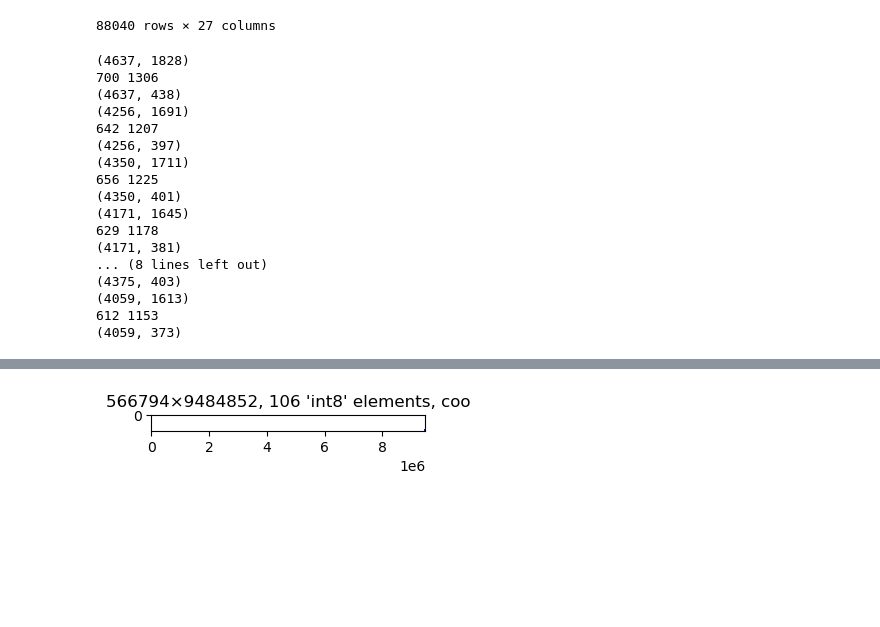
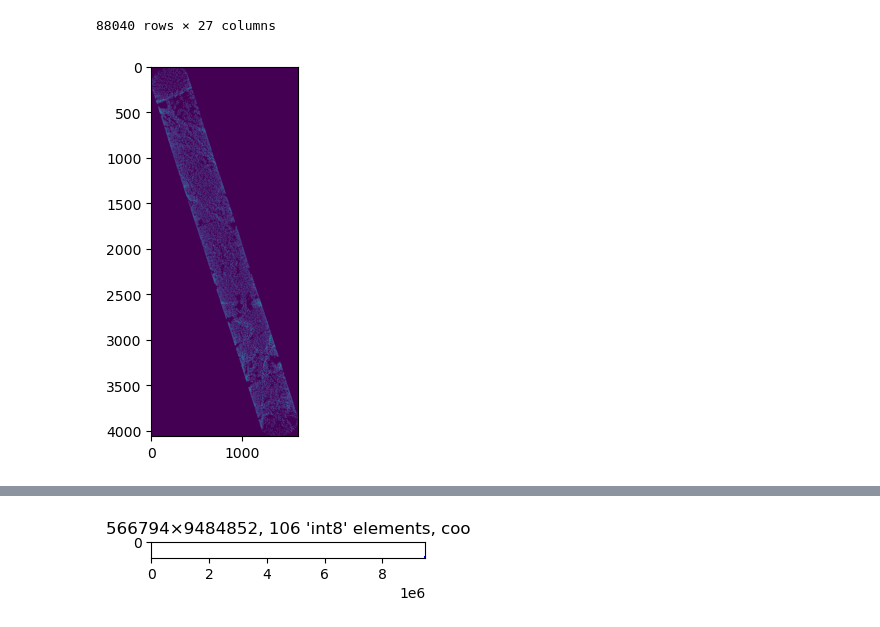
Before and after one commit to rkique/icesat2-align, a Jupyter notebook: make_image/ATL_Chirop_image.ipynb, the cells around one changed output, grey strips where cells are left out. Saved outputs shown, nothing was run; the diff lists cells and outputs as text; code cells hidden in the pictures; blank space fills up the shorter version.

Commit message:
image and chiroptera shift crop, and image matcher initial

```diff
--- a/make_image/ATL_Chirop_image.ipynb
+++ b/make_image/ATL_Chirop_image.ipynb
@@ -172,70 +172,45 @@ df.to_pickle('..')
 # %%
 #CREATE IMAGE FROM CHIROPTERA DATAFRAME
 #Assuming there is a folder at "data/100 1B" with 100th subsamples
 import matplotlib.pyplot as plt
 from PIL import Image
 from scipy import ndimage
+import skimage as skimage
 import pandas as pd
 import numpy as np
+import cv2
+
 for b1 in range(0, 32, 4):
     b2 = b1 + 4
     df= pd.read_pickle(f'../data/100 1B/{b1}m-{b2}m.pkl')
     df['ice'] = 0
     #TODO: change to graduated levels
-    df.loc[df['z'] > 0.2, 'ice'] = 1
+    max_z = np.max(df['z']) #np.percentile(df['z'], 99)
+    min_z = np.min(df['z'])
+    df['h'] = (((df['z'] - min_z) * 255 / (max_z - min_z))).astype(np.int16)
     df['0x'] = (df['x'] - min(df['x'])).astype(np.int16)
     df['0y'] = (df['y'] - min(df['y'])).astype(np.int16)
     width = df['0x'].max() + 1
     height = df['0y'].max() + 1
     # Create an empty 2D array for the image
-    image = np.zeros((height, width))
+    image = np.zeros((height, width)).astype(np.int16)
     # Fill the image array with grayscale values from the DataFrame
     #TODO: make the outputs more contrastive
     for index, row in df.iterrows():
         x = int(row['0x'])
         y = int(row['0y'])
-        ice = row['ice']
-        image[y, x] = ice
-        # saving to disk
-        # inverse transform: rot(17.9)
-        #attempting to find leftmost and rightmost
-            # local_left = row_size
-            # local_right = 0
-            # for col in range(0, leftmost):
-            #     if rot_image[row][col] > 0.1:
-            #         if local_left == row_size:
-            #             local_left = col
-            # for col in range(rightmost, row_size):
-            #     if rot_image[row][col] > 0.1:
-            #         local_right = col
-
-            # if leftmost > local_left:
-            #     leftmost = local_left
-            # if rightmost < local_right:
-            #     rightmost = local_right
-
-    image *= 255
+        try:
+            image[y:y+5, x:x+5] = row['h']
+        except:
+            image[y, x] = row['h']
+    # kernel = np.ones((3,3),np.float32) * INTENSITY
+    # image = cv2.filter2D(image, -1, kernel)
+    plt.imshow(image)
     im3 = Image.fromarray(image)
     im3 = im3.convert("L")
-    im3.save(f"...")
+    im3.save(f"chirop_jpg/dense_chirop_{b1}_{b2}.jpg")
 # %% [output]
-(4637, 1828)
-700 1306
-(4637, 438)
-(4256, 1691)
-642 1207
-(4256, 397)
-(4350, 1711)
-656 1225
-(4350, 401)
-(4171, 1645)
-629 1178
-(4171, 381)
-... (8 lines left out)
-(4375, 403)
-(4059, 1613)
-612 1153
-(4059, 373)
+[figure, added]
 # %%
 #ROTATE AND CROP IMAGE AS NUMPY ARRAY
 
```
Also changed, not shown: parts of 1 cell of this notebook, 31 other files.
